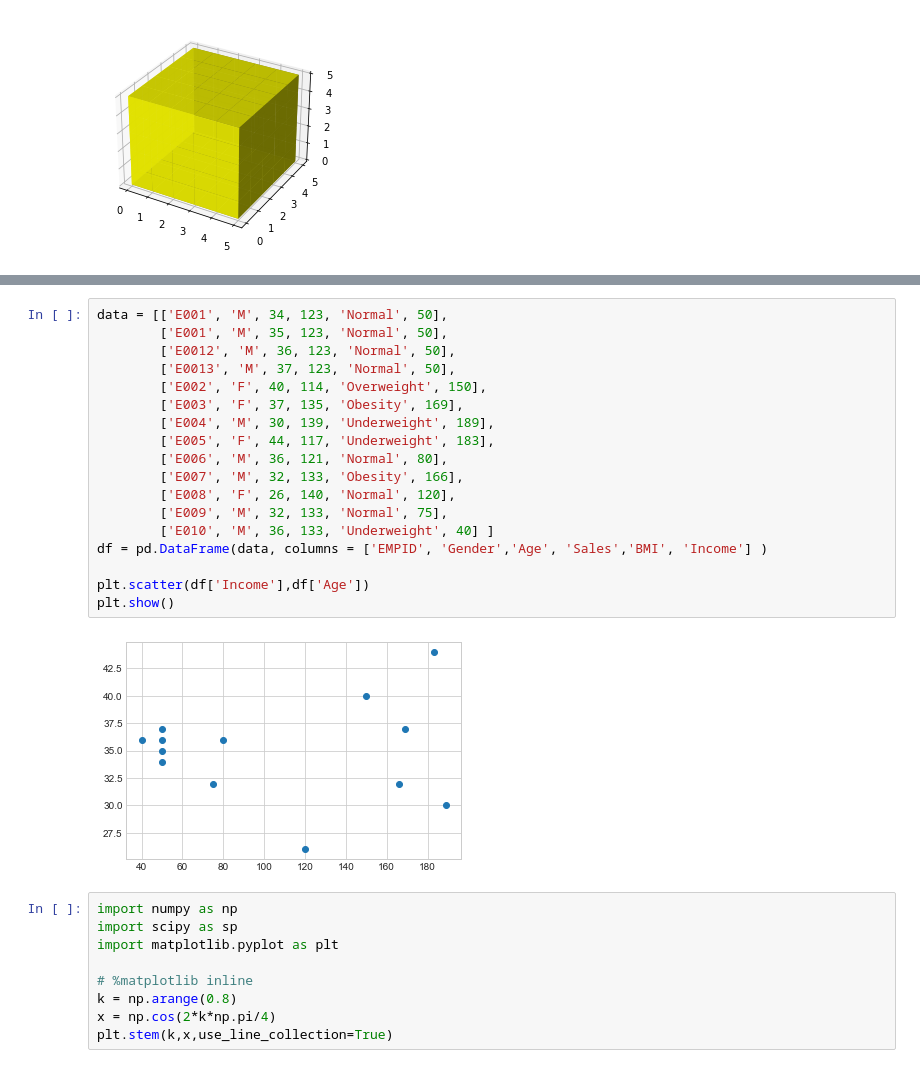
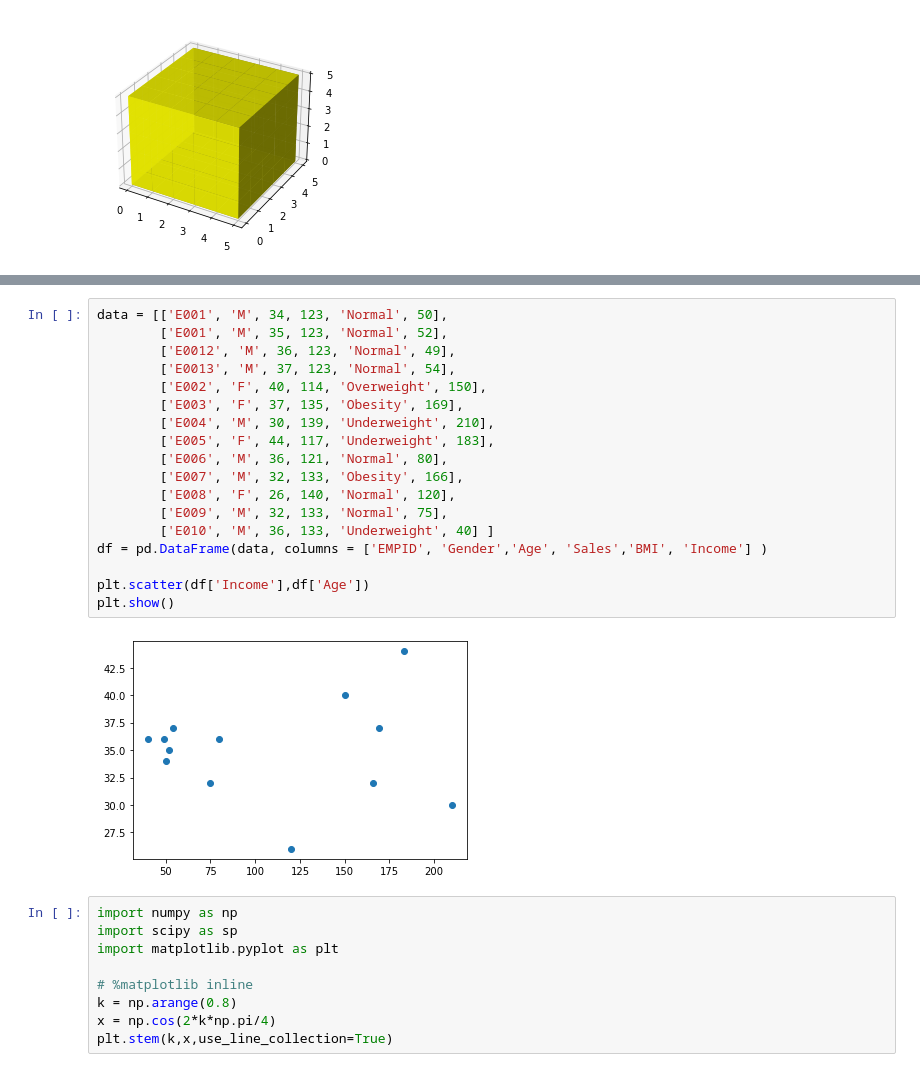
Before and after one commit to RashmivernekarN/ai_with_python_keonics, a Jupyter notebook: Module3/practical.ipynb, the cells around one changed output, grey strips where cells are left out. Cells and saved outputs as stored; diff of their text form.

```diff
--- a/Module3/practical.ipynb
+++ b/Module3/practical.ipynb
@@ -191,24 +202,24 @@ plt.show()
 [figure]
 # %%
 data = [['E001', 'M', 34, 123, 'Normal', 50],
-        ['E001', 'M', 35, 123, 'Normal', 50],
-        ['E0012', 'M', 36, 123, 'Normal', 50],
-        ['E0013', 'M', 37, 123, 'Normal', 50],
+        ['E001', 'M', 35, 123, 'Normal', 52],
+        ['E0012', 'M', 36, 123, 'Normal', 49],
+        ['E0013', 'M', 37, 123, 'Normal', 54],
         ['E002', 'F', 40, 114, 'Overweight', 150],
         ['E003', 'F', 37, 135, 'Obesity', 169],
-        ['E004', 'M', 30, 139, 'Underweight', 189],
+        ['E004', 'M', 30, 139, 'Underweight', 210],
         ['E005', 'F', 44, 117, 'Underweight', 183],
         ['E006', 'M', 36, 121, 'Normal', 80],
         ['E007', 'M', 32, 133, 'Obesity', 166],
         ['E008', 'F', 26, 140, 'Normal', 120],
         ['E009', 'M', 32, 133, 'Normal', 75],
         ['E010', 'M', 36, 133, 'Underweight', 40] ]
 df = pd.DataFrame(data, columns = ['EMPID', 'Gender','Age', 'Sales','BMI', 'Income'] )
 
 plt.scatter(df['Income'],df['Age'])
 plt.show()
 # %% [output]
-[figure, old version]
+[figure, new version]
 # %%
 import numpy as np
 import scipy as sp
```
Also changed, not shown: parts of 24 cells of this notebook, 2 other files.
